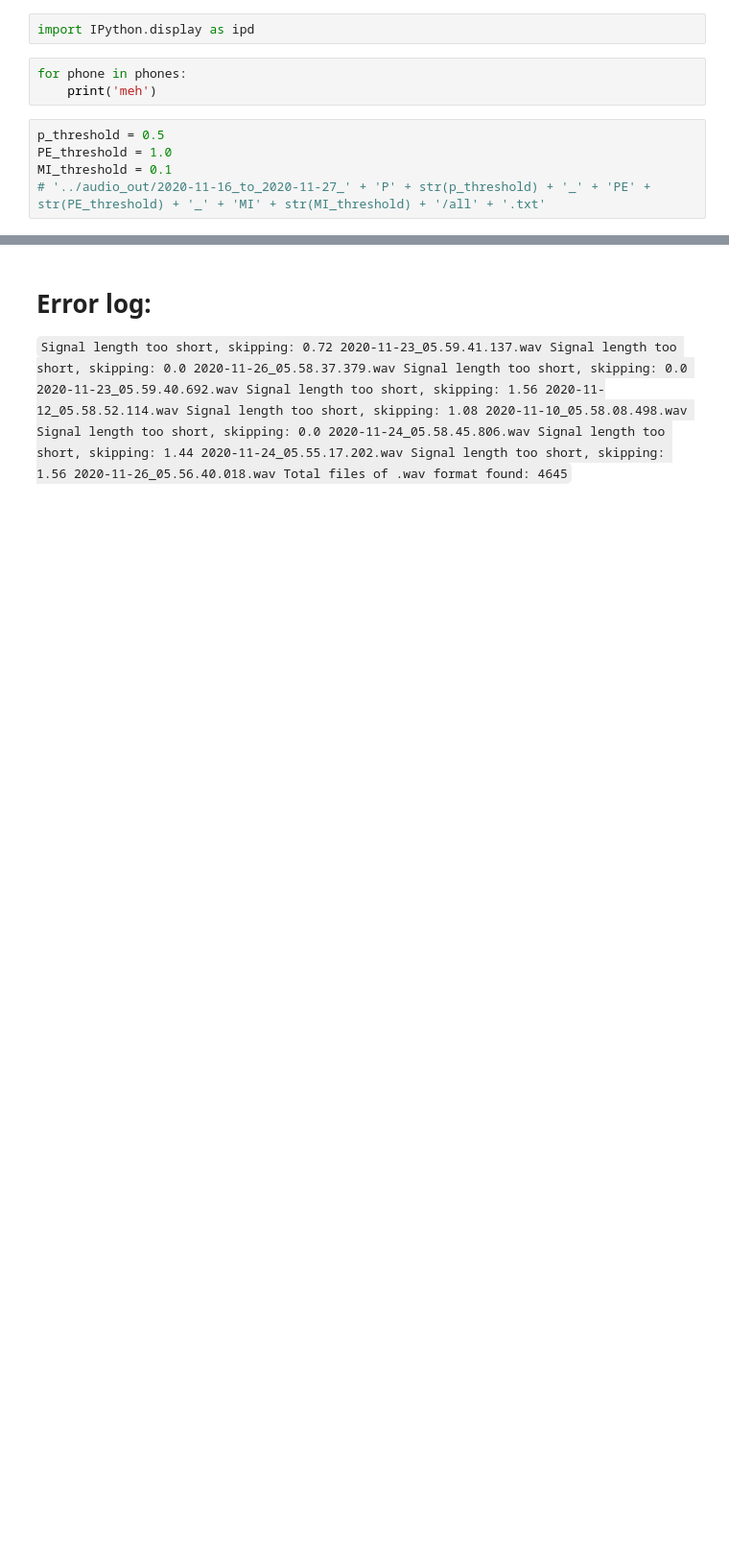
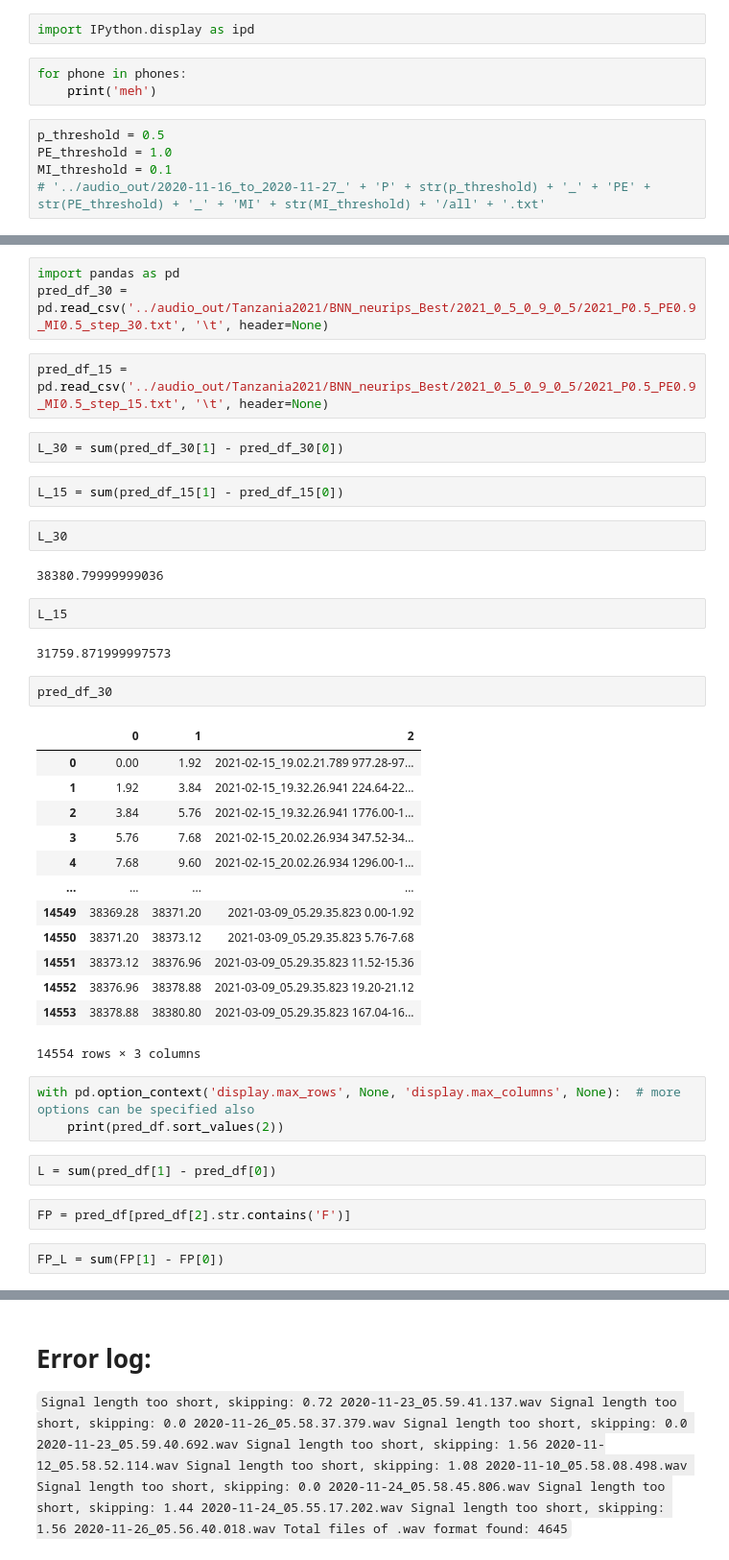
Before and after one commit to HumBug-Mosquito/MozzBNN, a Jupyter notebook: Code/notebooks/VAD_detector_pipeline.ipynb, the cells around one changed output, grey strips where cells are left out. Shown at 96% size. Cells and saved outputs as stored; diff of their text form; blank space fills up the shorter version.

```diff
--- a/Code/notebooks/VAD_detector_pipeline.ipynb
+++ b/Code/notebooks/VAD_detector_pipeline.ipynb
@@ -403,0 +750,42 @@ Processing file number: 2372 2021-02-18_05.21.34.404.wav_BNN_step_40_samples_10_
+# %%
+import pandas as pd
+pred_df_30 = pd.read_csv('../audio_out/Tanzania2021/BNN_neurips_Best/2021_0_5_0_9_0_5/2021_P0.5_PE0.9_MI0.5_step_30.txt', '\t', header=None)
+# %%
+pred_df_15 = pd.read_csv('../audio_out/Tanzania2021/BNN_neurips_Best/2021_0_5_0_9_0_5/2021_P0.5_PE0.9_MI0.5_step_15.txt', '\t', header=None)
+# %%
+L_30 = sum(pred_df_30[1] - pred_df_30[0])
+# %%
+L_15 = sum(pred_df_15[1] - pred_df_15[0])
+# %%
+L_30
+# %% [output]
+38380.79999999036
+# %%
+L_15
+# %% [output]
+31759.871999997573
+# %%
+pred_df_30
+# %% [output]
+|  | 0 | 1 | 2 |
+| 0 | 0.00 | 1.92 | 2021-02-15_19.02.21.789 977.28-97... |
+| 1 | 1.92 | 3.84 | 2021-02-15_19.32.26.941 224.64-22... |
+| 2 | 3.84 | 5.76 | 2021-02-15_19.32.26.941 1776.00-1... |
+| 3 | 5.76 | 7.68 | 2021-02-15_20.02.26.934 347.52-34... |
+| 4 | 7.68 | 9.60 | 2021-02-15_20.02.26.934 1296.00-1... |
+| ... | ... | ... | ... |
+| 14549 | 38369.28 | 38371.20 | 2021-03-09_05.29.35.823 0.00-1.92 |
+| 14550 | 38371.20 | 38373.12 | 2021-03-09_05.29.35.823 5.76-7.68 |
+| 14551 | 38373.12 | 38376.96 | 2021-03-09_05.29.35.823 11.52-15.36 |
+| 14552 | 38376.96 | 38378.88 | 2021-03-09_05.29.35.823 19.20-21.12 |
+| 14553 | 38378.88 | 38380.80 | 2021-03-09_05.29.35.823 167.04-16... |
+14554 rows × 3 columns
+# %%
+with pd.option_context('display.max_rows', None, 'display.max_columns', None):  # more options can be specified also
+    print(pred_df.sort_values(2))
+# %%
+L = sum(pred_df[1] - pred_df[0])
+# %%
+FP = pred_df[pred_df[2].str.contains('F')]
+# %%
+FP_L = sum(FP[1] - FP[0])
```
Also changed, not shown: parts of 32 cells of this notebook.
